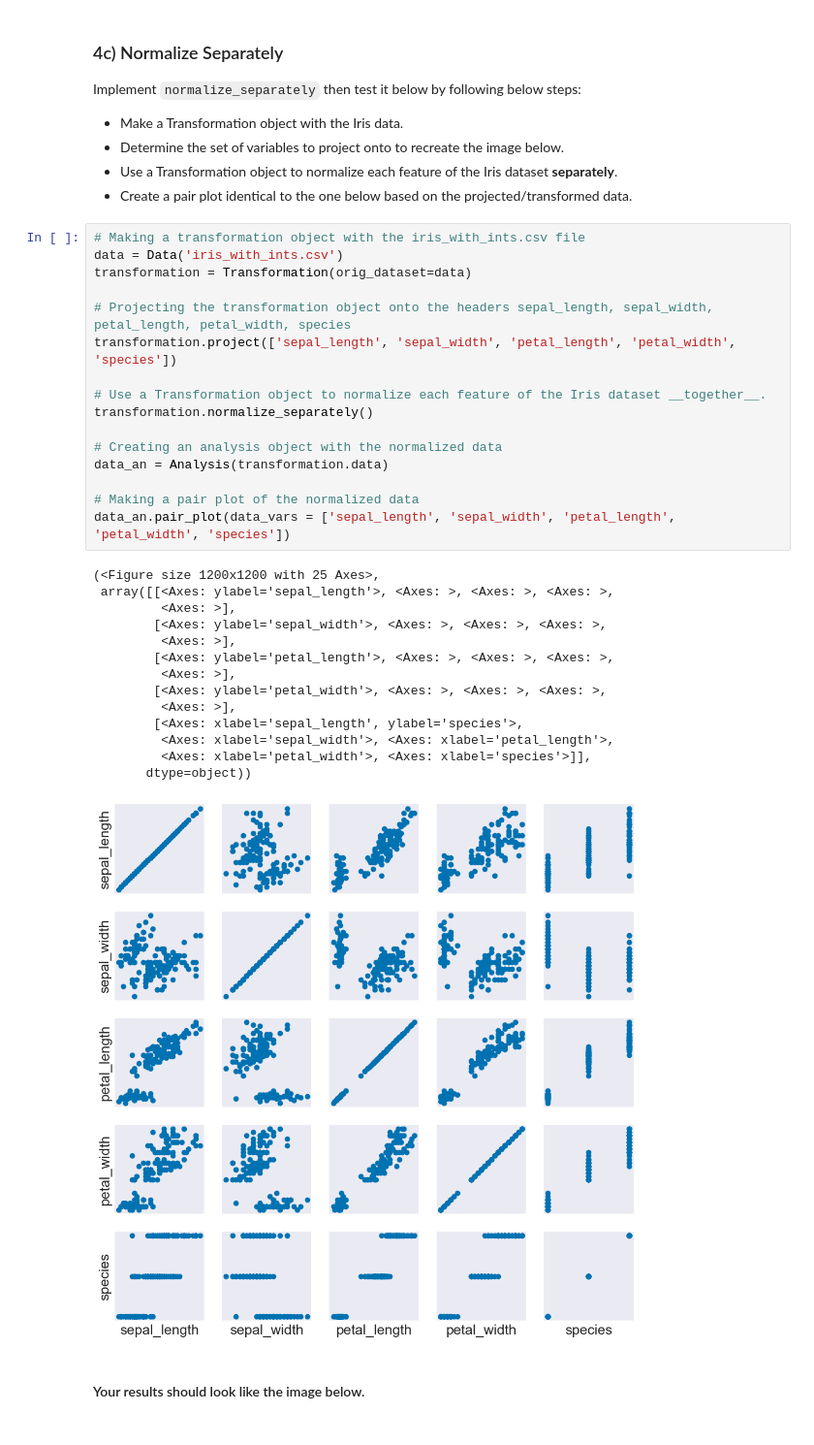
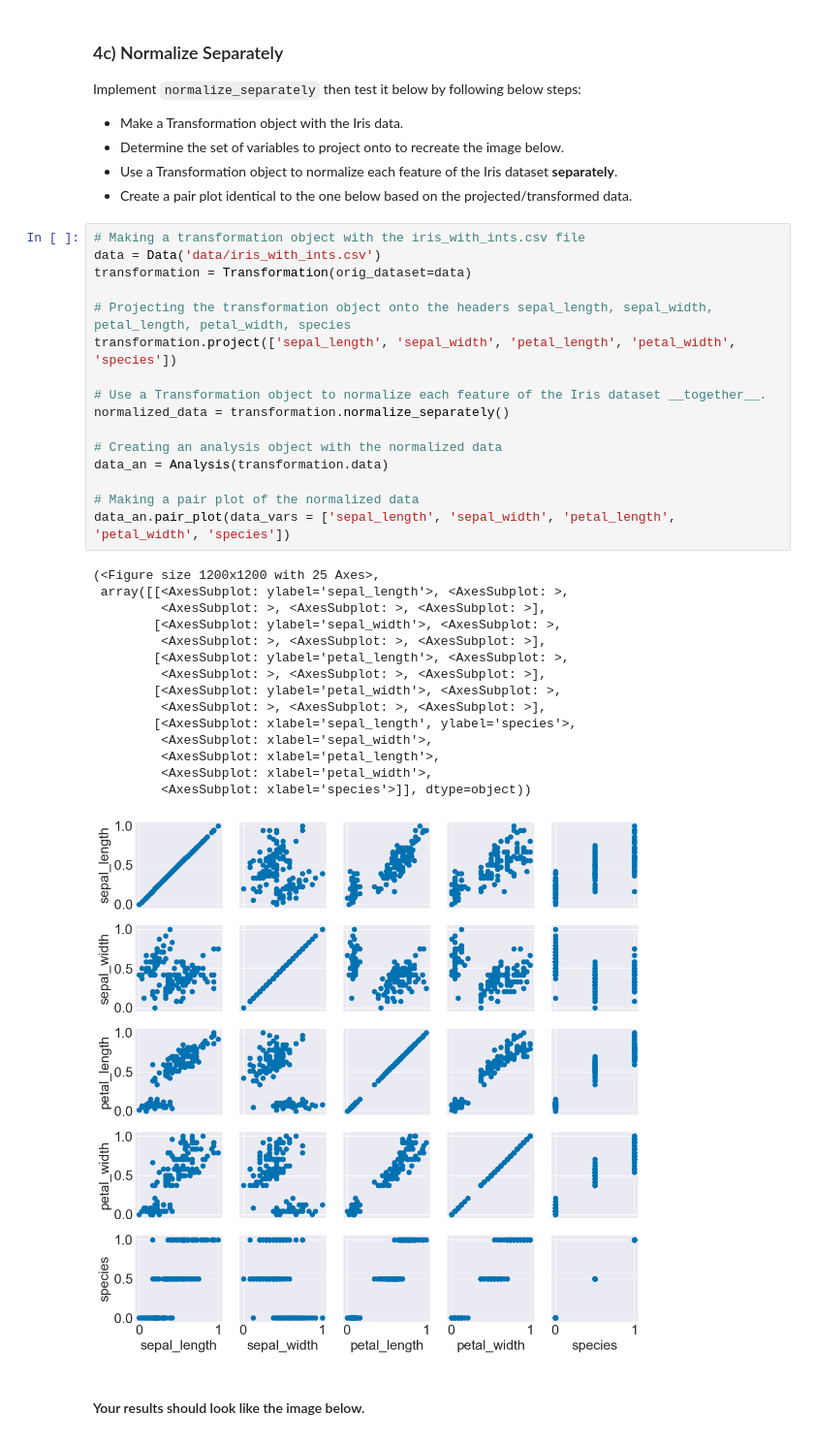
Before and after one commit to Chandrachud-2003/Chandras251Projects, a Jupyter notebook: Project2Final/transformations.ipynb, the cells around one changed output. Shown at 97% size. Drawn from its saved outputs; the diff is of its cells as text.

```diff
--- a/Project2CheckIn/transformations.ipynb
+++ b/Project2Final/transformations.ipynb
@@ -653,35 +657,36 @@ Implement `normalize_separately` then test it below by following below steps:
 - Create a pair plot identical to the one below based on the projected/transformed data.
 # %%
 # Making a transformation object with the iris_with_ints.csv file
-data = Data('iris_with_ints.csv')
+data = Data('data/iris_with_ints.csv')
 transformation = Transformation(orig_dataset=data)
 
 # Projecting the transformation object onto the headers sepal_length, sepal_width, petal_length, petal_width, species
 transformation.project(['sepal_length', 'sepal_width', 'petal_length', 'petal_width', 'species'])
 
 # Use a Transformation object to normalize each feature of the Iris dataset __together__.
-transformation.normalize_separately()
+normalized_data = transformation.normalize_separately()
 
 # Creating an analysis object with the normalized data
 data_an = Analysis(transformation.data)
 
 # Making a pair plot of the normalized data
 data_an.pair_plot(data_vars = ['sepal_length', 'sepal_width', 'petal_length', 'petal_width', 'species'])
 # %% [output]
 (<Figure size 1200x1200 with 25 Axes>,
- array([[<Axes: ylabel='sepal_length'>, <Axes: >, <Axes: >, <Axes: >,
-         <Axes: >],
-        [<Axes: ylabel='sepal_width'>, <Axes: >, <Axes: >, <Axes: >,
-         <Axes: >],
-        [<Axes: ylabel='petal_length'>, <Axes: >, <Axes: >, <Axes: >,
-         <Axes: >],
-        [<Axes: ylabel='petal_width'>, <Axes: >, <Axes: >, <Axes: >,
-         <Axes: >],
-        [<Axes: xlabel='sepal_length', ylabel='species'>,
-         <Axes: xlabel='sepal_width'>, <Axes: xlabel='petal_length'>,
-         <Axes: xlabel='petal_width'>, <Axes: xlabel='species'>]],
-       dtype=object))
+ array([[<AxesSubplot: ylabel='sepal_length'>, <AxesSubplot: >,
+         <AxesSubplot: >, <AxesSubplot: >, <AxesSubplot: >],
+        [<AxesSubplot: ylabel='sepal_width'>, <AxesSubplot: >,
+         <AxesSubplot: >, <AxesSubplot: >, <AxesSubplot: >],
+        [<AxesSubplot: ylabel='petal_length'>, <AxesSubplot: >,
+         <AxesSubplot: >, <AxesSubplot: >, <AxesSubplot: >],
+        [<AxesSubplot: ylabel='petal_width'>, <AxesSubplot: >,
+         <AxesSubplot: >, <AxesSubplot: >, <AxesSubplot: >],
+        [<AxesSubplot: xlabel='sepal_length', ylabel='species'>,
+         <AxesSubplot: xlabel='sepal_width'>,
+         <AxesSubplot: xlabel='petal_length'>,
+         <AxesSubplot: xlabel='petal_width'>,
+         <AxesSubplot: xlabel='species'>]], dtype=object))
-[figure, old version]
+[figure, new version]
 # %% [markdown]
 #### Your results should look like the image below.
 
```
Also changed, not shown: parts of 21 cells of this notebook, 15 other files.
